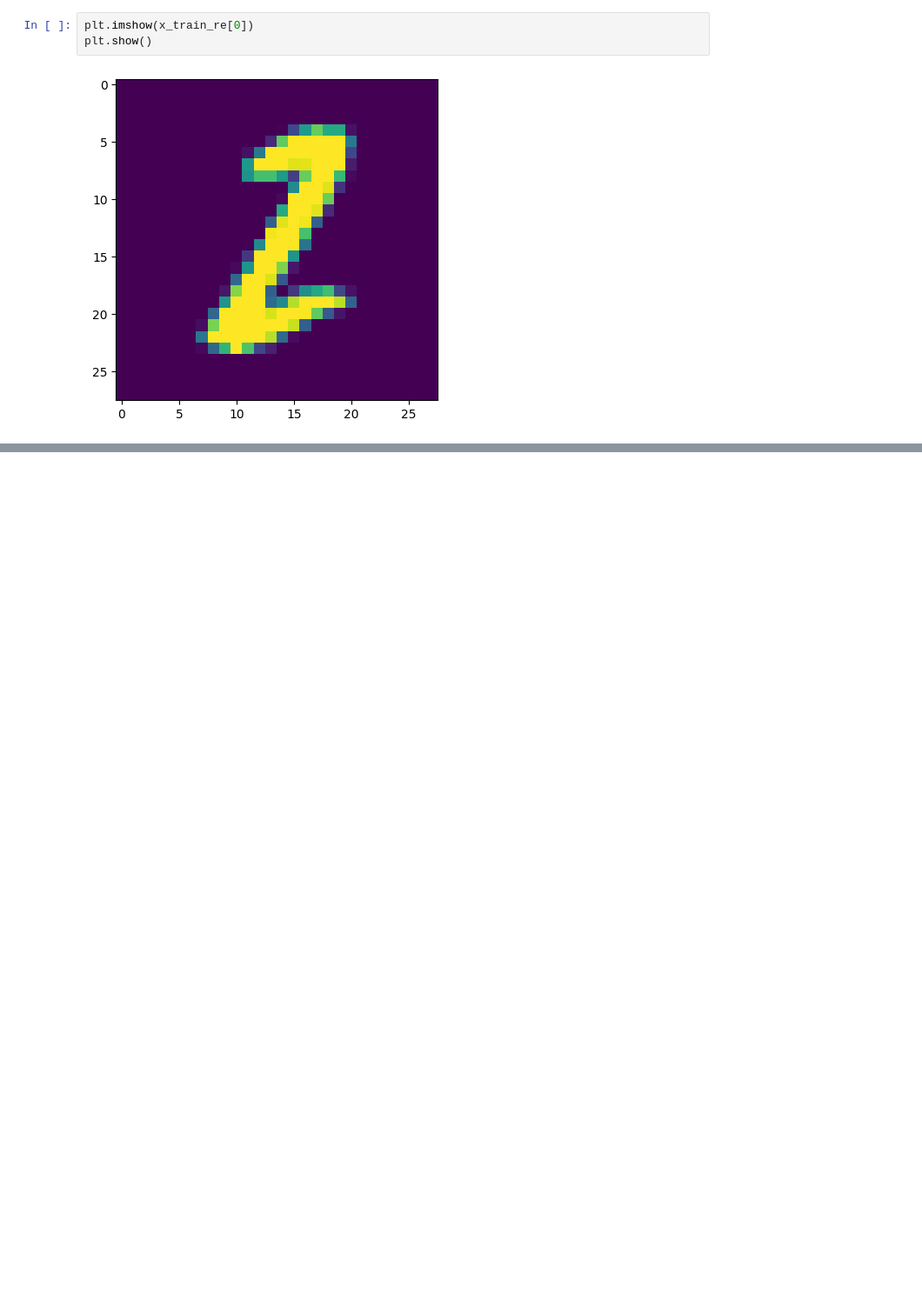
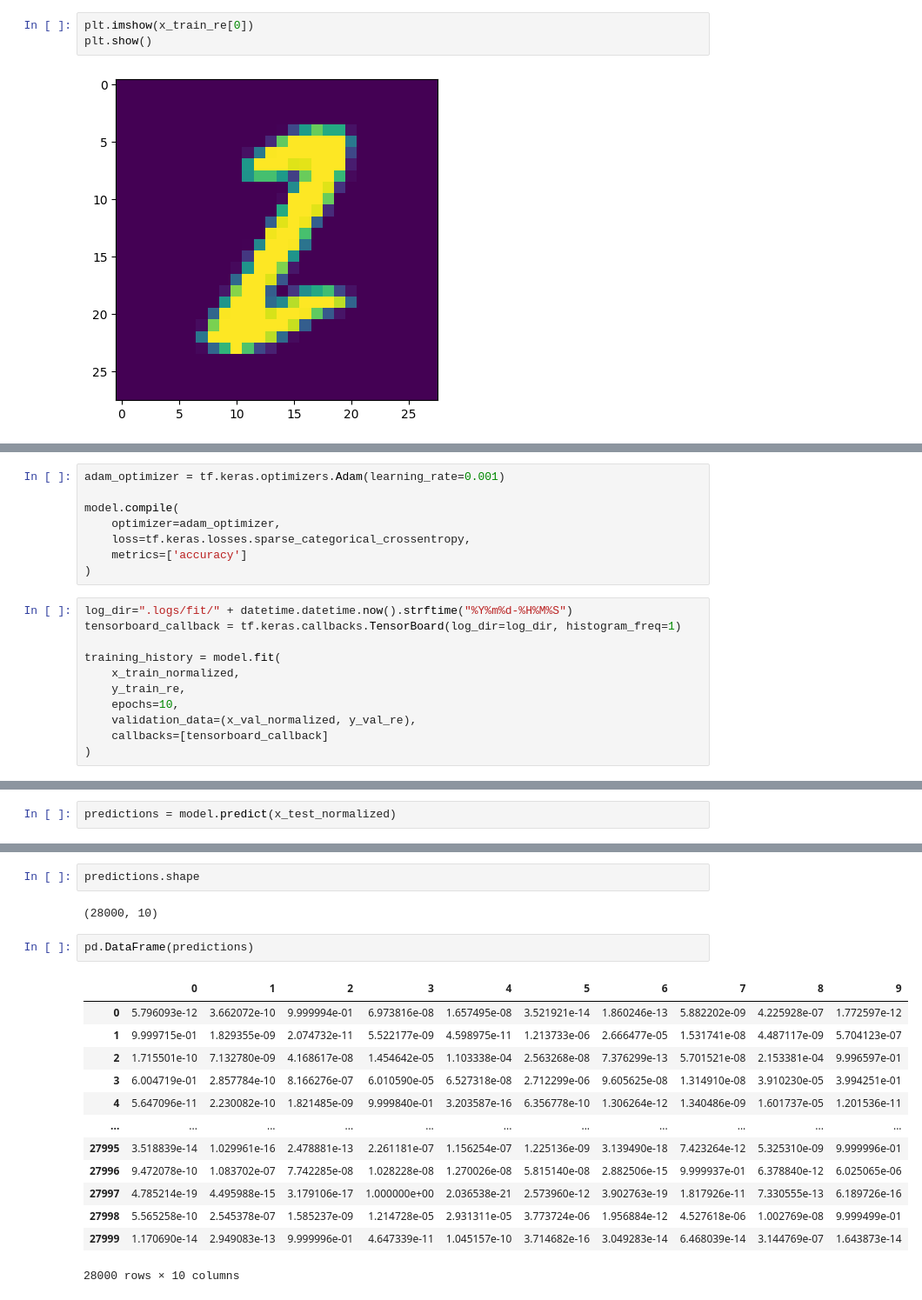
Before and after one commit to Prajwal-repo/AIML-projects, a Jupyter notebook: Handwritten Digit Recognition/Digit_recognition.ipynb, the cells around one changed output, grey strips where cells are left out. Shown: that part at 87% size. Cells and saved outputs as stored; diff of their text form; blank space fills up the shorter version.

Commit message:
Cnn model

```diff
--- a/Handwritten Digit Recognition/Digit_recognition.ipynb
+++ b/Handwritten Digit Recognition/Digit_recognition.ipynb
@@ -61,0 +186,19 @@ plt.show()
+# %%
+adam_optimizer = tf.keras.optimizers.Adam(learning_rate=0.001)
+
+model.compile(
+    optimizer=adam_optimizer,
+    loss=tf.keras.losses.sparse_categorical_crossentropy,
+    metrics=['accuracy']
+)
+# %%
+log_dir=".logs/fit/" + datetime.datetime.now().strftime("%Y%m%d-%H%M%S")
+tensorboard_callback = tf.keras.callbacks.TensorBoard(log_dir=log_dir, histogram_freq=1)
+
+training_history = model.fit(
+    x_train_normalized,
+    y_train_re,
+    epochs=10,
+    validation_data=(x_val_normalized, y_val_re),
+    callbacks=[tensorboard_callback]
+)
@@ -61,0 +244,2 @@ plt.show()
+# %%
+predictions = model.predict(x_test_normalized)
@@ -61,0 +248,20 @@ plt.show()
+# %%
+predictions.shape
+# %% [output]
+(28000, 10)
+# %%
+pd.DataFrame(predictions)
+# %% [output]
+|  | 0 | 1 | 2 | 3 | 4 | 5 | 6 | 7 | 8 | 9 |
+| 0 | 5.796093e-12 | 3.662072e-10 | 9.999994e-01 | 6.973816e-08 | 1.657495e-08 | 3.521921e-14 | 1.860246e-13 | 5.882202e-09 | 4.225928e-07 | 1.772597e-12 |
+| 1 | 9.999715e-01 | 1.829355e-09 | 2.074732e-11 | 5.522177e-09 | 4.598975e-11 | 1.213733e-06 | 2.666477e-05 | 1.531741e-08 | 4.487117e-09 | 5.704123e-07 |
+| 2 | 1.715501e-10 | 7.132780e-09 | 4.168617e-08 | 1.454642e-05 | 1.103338e-04 | 2.563268e-08 | 7.376299e-13 | 5.701521e-08 | 2.153381e-04 | 9.996597e-01 |
+| 3 | 6.004719e-01 | 2.857784e-10 | 8.166276e-07 | 6.010590e-05 | 6.527318e-08 | 2.712299e-06 | 9.605625e-08 | 1.314910e-08 | 3.910230e-05 | 3.994251e-01 |
+| 4 | 5.647096e-11 | 2.230082e-10 | 1.821485e-09 | 9.999840e-01 | 3.203587e-16 | 6.356778e-10 | 1.306264e-12 | 1.340486e-09 | 1.601737e-05 | 1.201536e-11 |
+| ... | ... | ... | ... | ... | ... | ... | ... | ... | ... | ... |
+| 27995 | 3.518839e-14 | 1.029961e-16 | 2.478881e-13 | 2.261181e-07 | 1.156254e-07 | 1.225136e-09 | 3.139490e-18 | 7.423264e-12 | 5.325310e-09 | 9.999996e-01 |
+| 27996 | 9.472078e-10 | 1.083702e-07 | 7.742285e-08 | 1.028228e-08 | 1.270026e-08 | 5.815140e-08 | 2.882506e-15 | 9.999937e-01 | 6.378840e-12 | 6.025065e-06 |
+| 27997 | 4.785214e-19 | 4.495988e-15 | 3.179106e-17 | 1.000000e+00 | 2.036538e-21 | 2.573960e-12 | 3.902763e-19 | 1.817926e-11 | 7.330555e-13 | 6.189726e-16 |
+| 27998 | 5.565258e-10 | 2.545378e-07 | 1.585237e-09 | 1.214728e-05 | 2.931311e-05 | 3.773724e-06 | 1.956884e-12 | 4.527618e-06 | 1.002769e-08 | 9.999499e-01 |
+| 27999 | 1.170690e-14 | 2.949083e-13 | 9.999996e-01 | 4.647339e-11 | 1.045157e-10 | 3.714682e-16 | 3.049283e-14 | 6.468039e-14 | 3.144769e-07 | 1.643873e-14 |
+28000 rows × 10 columns
```
Also changed, not shown: parts of 20 cells of this notebook, 2 other files.
